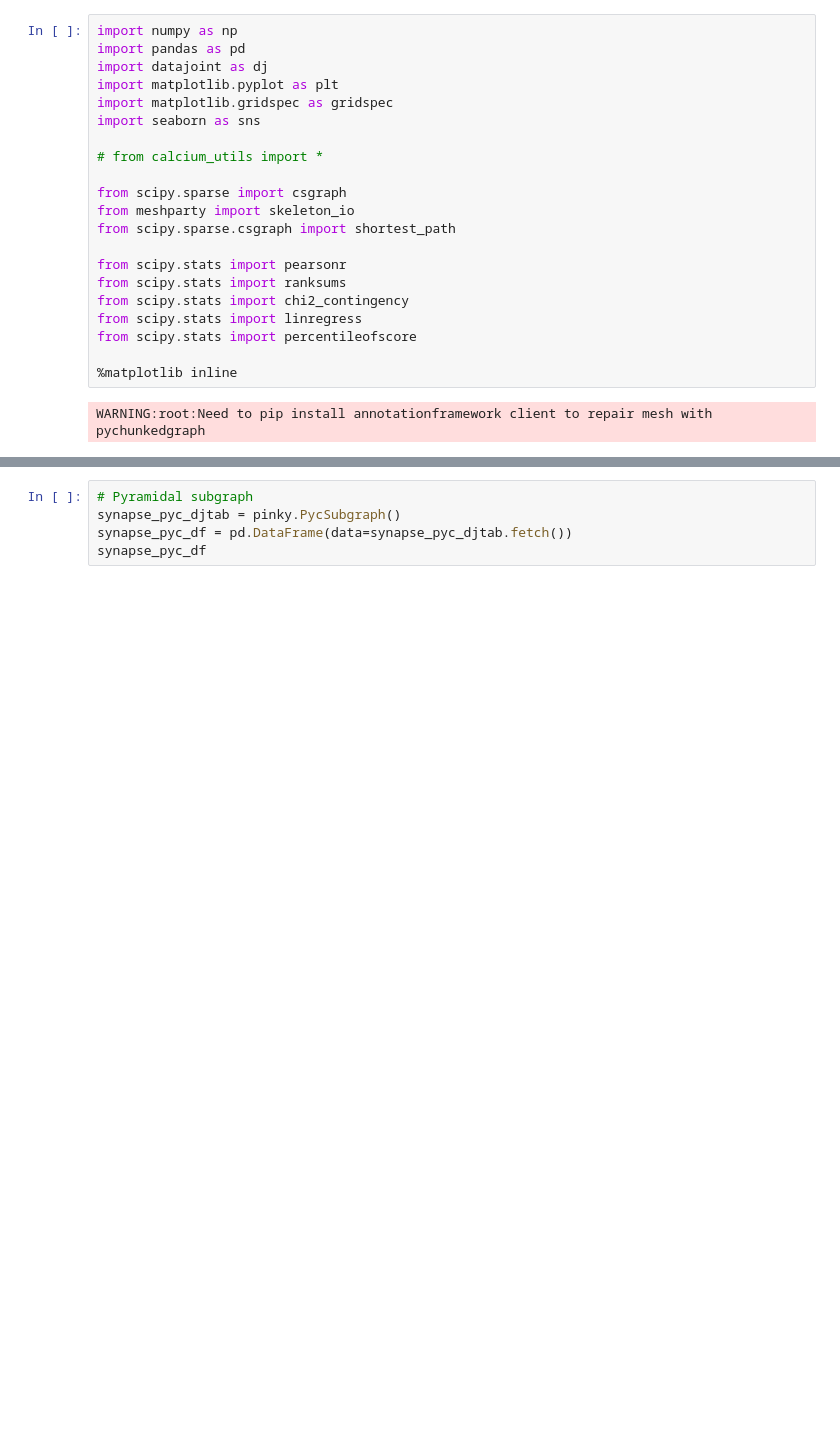
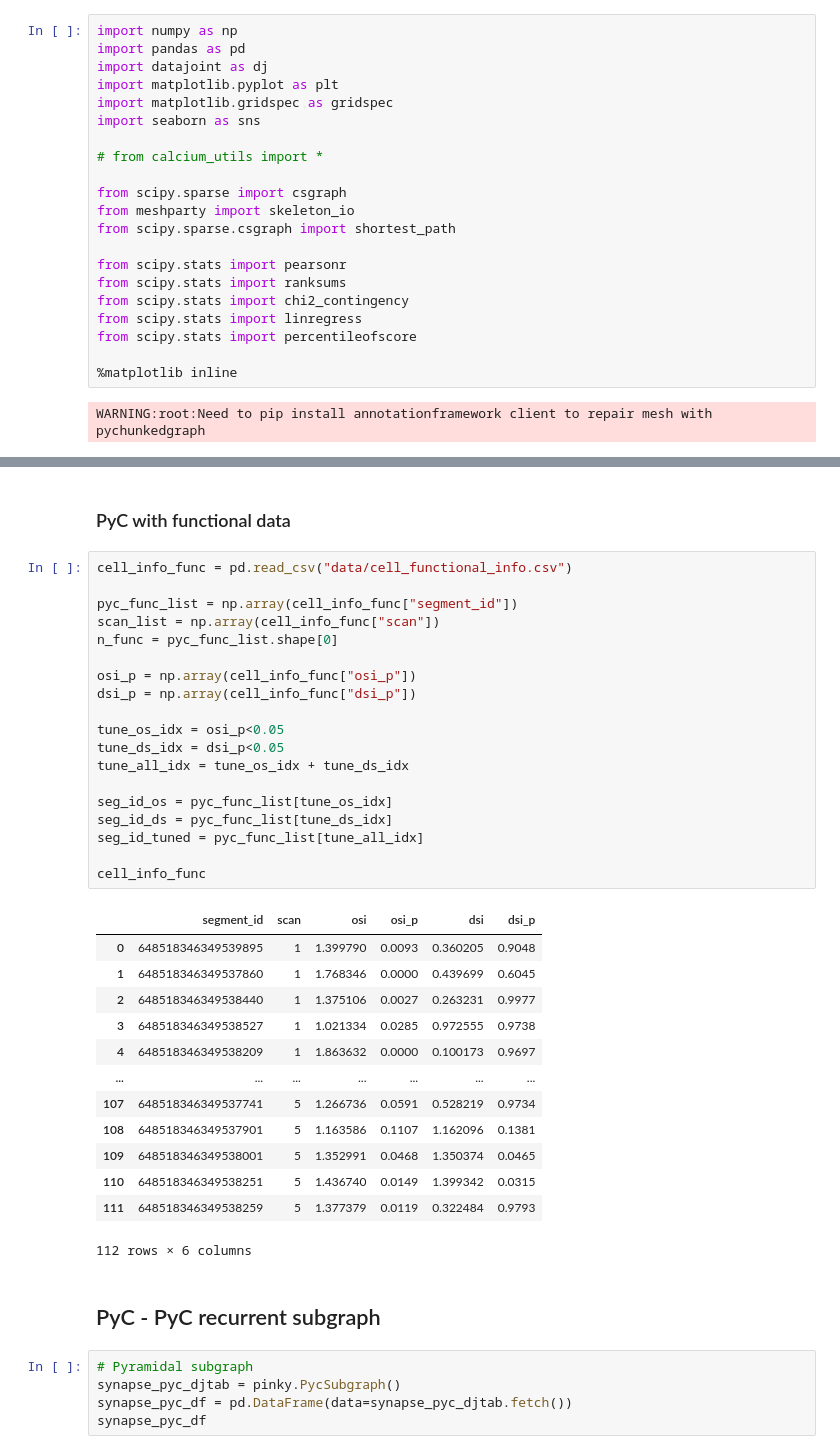
Before and after one commit to AllenInstitute/MicronsBinder, a Jupyter notebook: notebooks/multiscale/function/intermittency_analysis.ipynb, the cells around one changed output, grey strips where cells are left out. Cells and saved outputs as stored; diff of their text form; blank space fills up the shorter version.

Commit message:
functional analysis update

```diff
--- a/notebooks/multiscale/function/intermittency_analysis.ipynb
+++ b/notebooks/multiscale/function/intermittency_analysis.ipynb
@@ -31,3 +50,40 @@ n_pyc = seg_id_pyc.shape[0]
+# %% [markdown]
+### PyC with functional data
+# %%
+cell_info_func = pd.read_csv("data/cell_functional_info.csv")
+
+pyc_func_list = np.array(cell_info_func["segment_id"])
+scan_list = np.array(cell_info_func["scan"])
+n_func = pyc_func_list.shape[0]
+
+osi_p = np.array(cell_info_func["osi_p"])
+dsi_p = np.array(cell_info_func["dsi_p"])
+
+tune_os_idx = osi_p<0.05
+tune_ds_idx = dsi_p<0.05
+tune_all_idx = tune_os_idx + tune_ds_idx
+
+seg_id_os = pyc_func_list[tune_os_idx]
+seg_id_ds = pyc_func_list[tune_ds_idx]
+seg_id_tuned = pyc_func_list[tune_all_idx]
+
+cell_info_func
+# %% [output]
+|  | segment_id | scan | osi | osi_p | dsi | dsi_p |
+| 0 | 648518346349539895 | 1 | 1.399790 | 0.0093 | 0.360205 | 0.9048 |
+| 1 | 648518346349537860 | 1 | 1.768346 | 0.0000 | 0.439699 | 0.6045 |
+| 2 | 648518346349538440 | 1 | 1.375106 | 0.0027 | 0.263231 | 0.9977 |
+| 3 | 648518346349538527 | 1 | 1.021334 | 0.0285 | 0.972555 | 0.9738 |
+| 4 | 648518346349538209 | 1 | 1.863632 | 0.0000 | 0.100173 | 0.9697 |
+| ... | ... | ... | ... | ... | ... | ... |
+| 107 | 648518346349537741 | 5 | 1.266736 | 0.0591 | 0.528219 | 0.9734 |
+| 108 | 648518346349537901 | 5 | 1.163586 | 0.1107 | 1.162096 | 0.1381 |
+| 109 | 648518346349538001 | 5 | 1.352991 | 0.0468 | 1.350374 | 0.0465 |
+| 110 | 648518346349538251 | 5 | 1.436740 | 0.0149 | 1.399342 | 0.0315 |
+| 111 | 648518346349538259 | 5 | 1.377379 | 0.0119 | 0.322484 | 0.9793 |
+112 rows × 6 columns
+# %% [markdown]
+## PyC - PyC recurrent subgraph
 # %%
 # Pyramidal subgraph
 synapse_pyc_djtab = pinky.PycSubgraph()
```
Also changed, not shown: parts of 11 cells of this notebook, 1 other file.
